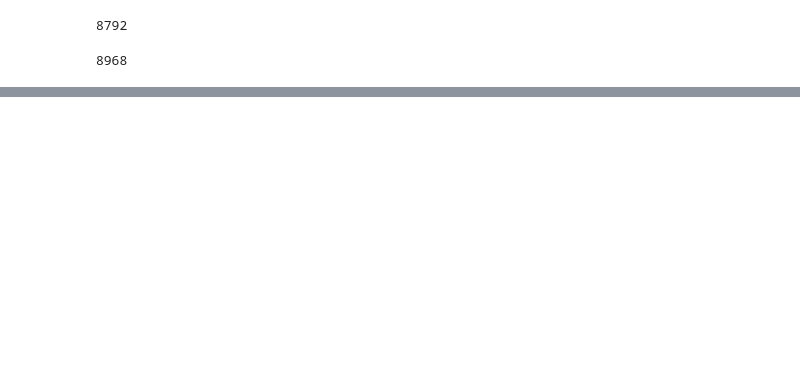
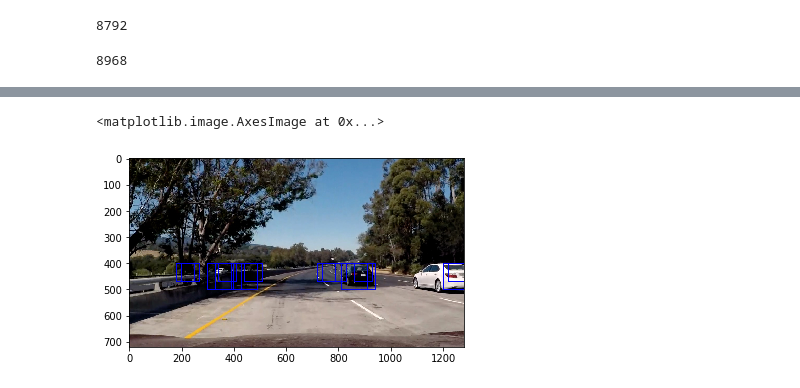
Before and after one commit to bnugman/sdc-p5, a Jupyter notebook: VehicleDetection.ipynb, the cells around one changed output, grey strips where cells are left out. Cells and saved outputs as stored; diff of their text form; code cells hidden in the pictures; blank space fills up the shorter version.

Commit message:
sliding windows, detection, heatmap for FP elimination. Still sucks

```diff
--- a/VehicleDetection.ipynb
+++ b/VehicleDetection.ipynb
@@ -113,0 +110,66 @@ Test accuracy:  0.935529279279
+# %%
+# Ok, time to slide those windows.
+BOX_COLOR = (0,0,255)
+
+%matplotlib inline
+img = mpimg.imread('./test_images/test5.jpg')
+
+box_templates = [
+    (0, 400, 70, 20),
+    (0, 400, 100, 30),
+    (0, 450, 150, 50),
+    (0, 500, 200, 70),
+]
+maxy, maxx, channels = np.shape(img)
+
+def make_boxes():
+    boxes = []
+    for bt in box_templates:
+        x0, y0, size, step = bt
+        x, y = x0, y0
+        while x < maxx:
+            boxes.append(((x, y), (x + size, y+size)))
+            x += step
+
+    return boxes
+
+boxes = make_boxes()
+
+heatmap = np.zeros_like(img[:,:,0]).astype(np.float)
+HEAT_THRESH = 2
+OVERLAP_THRESH = 1.4
+
+cars_found = []
+
+for p1, p2 in boxes:
+    x1, y1 = p1
+    x2, y2 = p2
+    cropped = cv2.resize(img[y1:y2, x1:x2], (64, 64))
+    ftr = get_hog_features(cropped[:,:,HOG_CHANNEL], vis=False)
+    ftr = X_scaler.transform(np.array(ftr).reshape(1, -1))
+    if svc.predict(ftr) == 1:
+        cars_found.append((p1, p2))
+        heatmap[y1:y2, x1:x2] += 1
+
+heatmap[heatmap < HEAT_THRESH] = 0
+heatmap = np.clip(heatmap, 0, 255)
+
+
+
+for p1, p2 in cars_found:
+    x1, y1 = p1
+    x2, y2 = p2
+    overlaps = np.sum(heatmap[y1:y2, x1:x2]).astype(np.float)
+    area = (x2-x1)*(y2-y1)
+
+    if overlaps / area > OVERLAP_THRESH:
+        cv2.rectangle(img, p1, p2, BOX_COLOR, 2)
+
+plt.imshow(cropped)
+
+
+
+plt.imshow(img)
+# %% [output]
+<matplotlib.image.AxesImage at 0x...>
+[figure, added]
```
Also changed, not shown: parts of 3 cells of this notebook.
